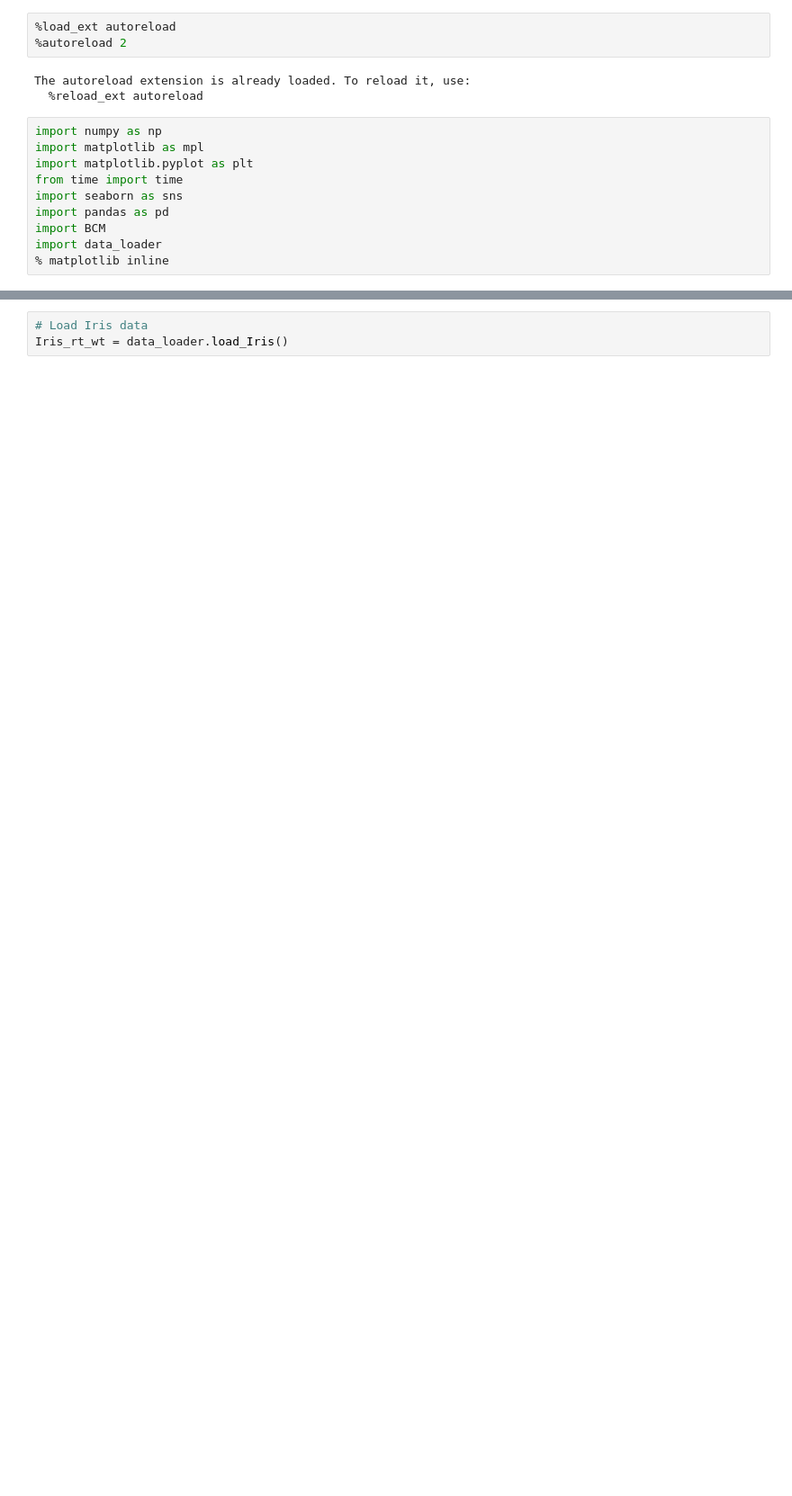
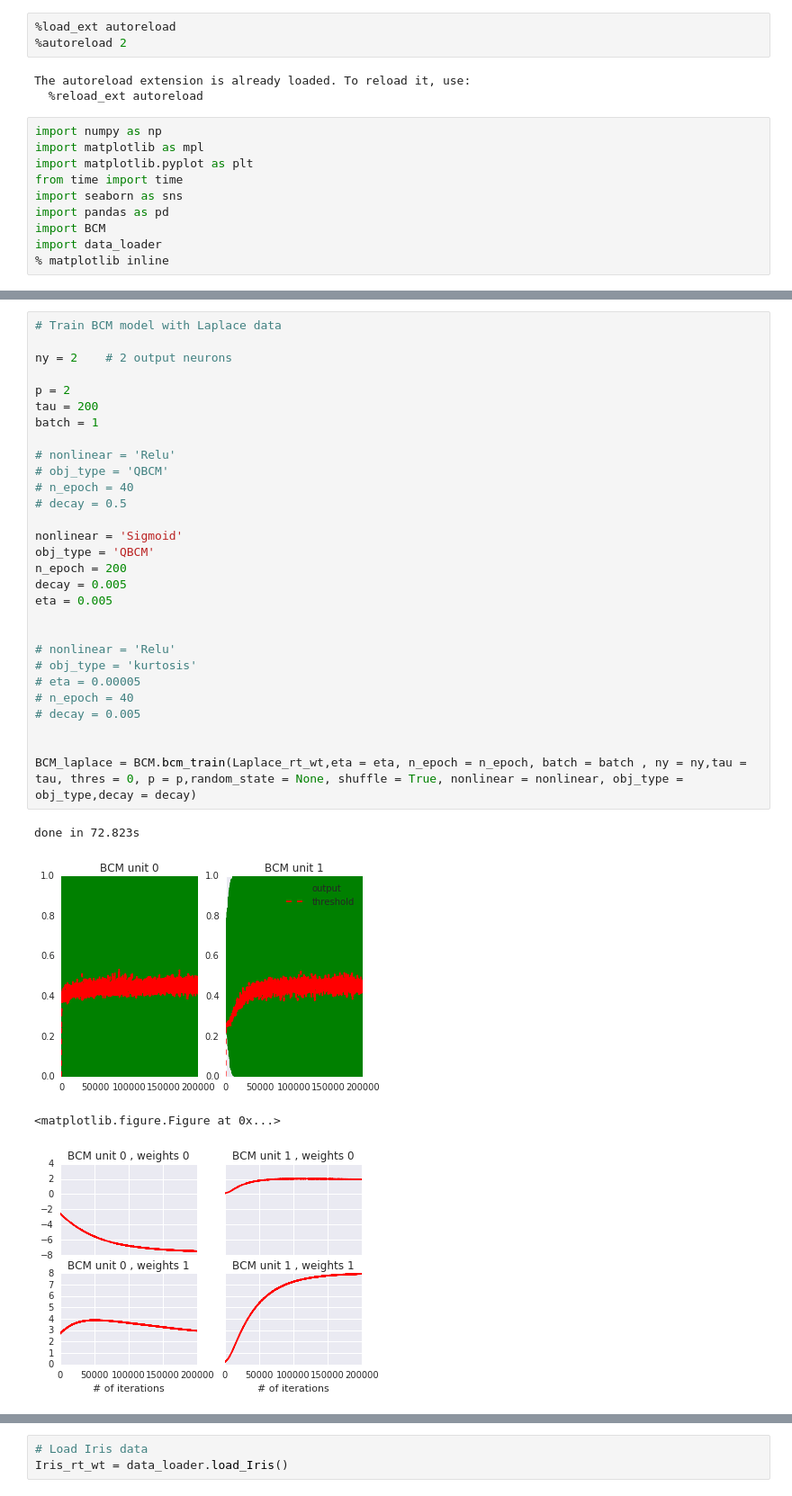
Before and after one commit to ShuangLiBCM/NNDL_Shuang, a Jupyter notebook: Multi_datasets_BCM_training_plotting.ipynb, the cells around one changed output, grey strips where cells are left out. Shown at 90% size. Cells and saved outputs as stored; diff of their text form; blank space fills up the shorter version.

```diff
--- a/Multi_datasets_BCM_training_plotting.ipynb
+++ b/Multi_datasets_BCM_training_plotting.ipynb
@@ -25,0 +40,34 @@ plt.plot([0,w[1][0]],[0,w[1][1]])
+# %%
+# Train BCM model with Laplace data
+
+ny = 2    # 2 output neurons
+
+p = 2
+tau = 200
+batch = 1
+
+# nonlinear = 'Relu'
+# obj_type = 'QBCM'
+# n_epoch = 40
+# decay = 0.5
+
+nonlinear = 'Sigmoid'
+obj_type = 'QBCM'
+n_epoch = 200
+decay = 0.005
+eta = 0.005
+
+
+# nonlinear = 'Relu'
+# obj_type = 'kurtosis'
+# eta = 0.00005
+# n_epoch = 40
+# decay = 0.005
+
+
+BCM_laplace = BCM.bcm_train(Laplace_rt_wt,eta = eta, n_epoch = n_epoch, batch = batch , ny = ny,tau = tau, thres = 0, p = p,random_state = None, shuffle = True, nonlinear = nonlinear, obj_type = obj_type,decay = decay)
+# %% [output]
+done in 72.823s
+[figure, added]
+<matplotlib.figure.Figure at 0x...>
+[figure, added]
```
Also changed, not shown: parts of 8 cells of this notebook, 2 other files.
